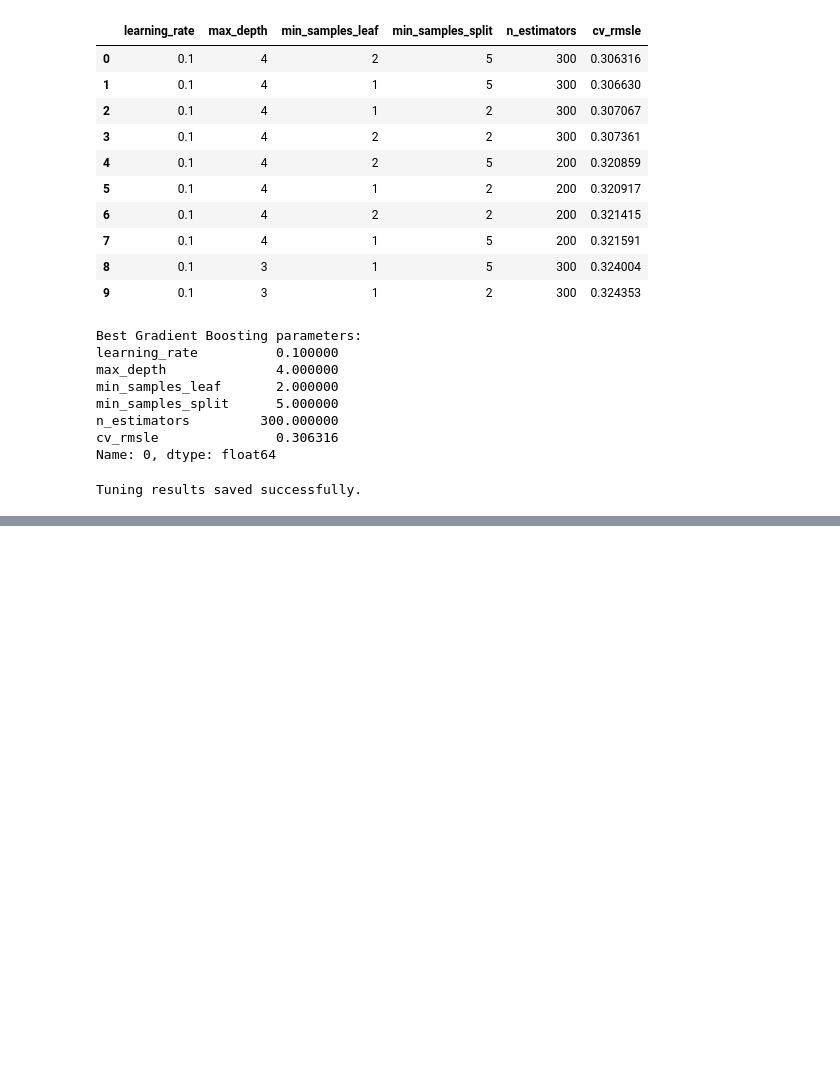
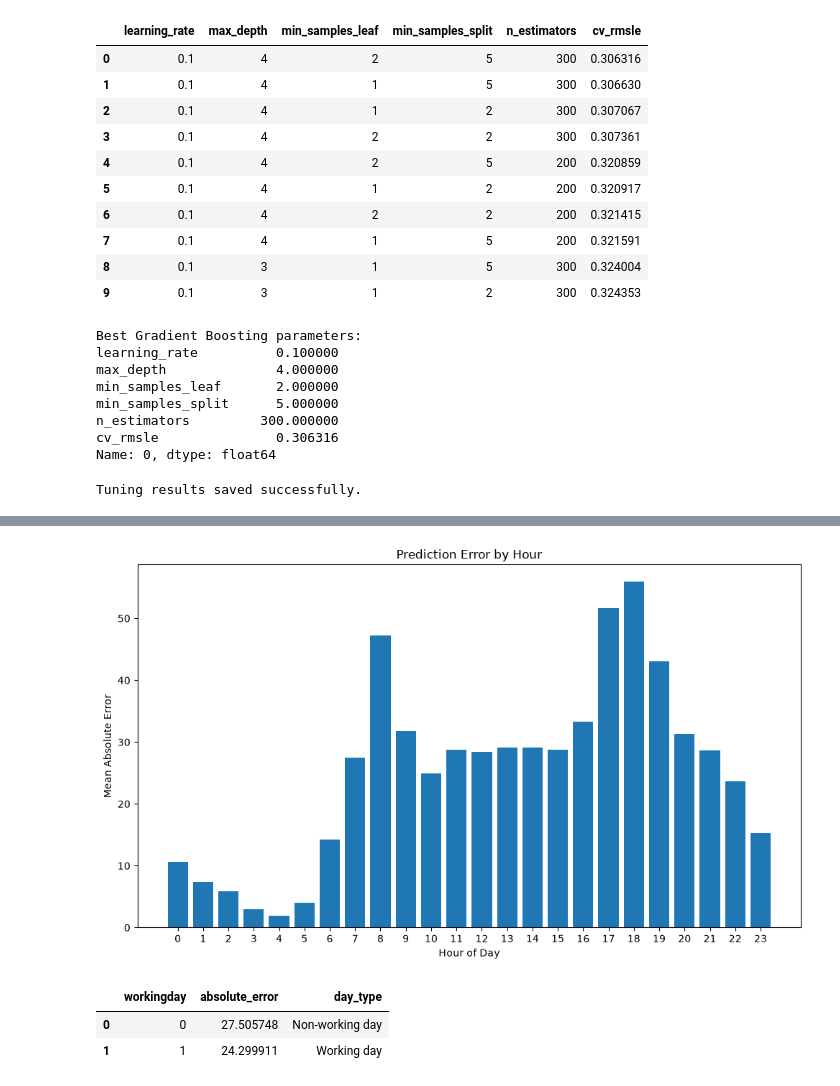
Before and after one commit to Maansi-Sathish/ML_Mini_Project_Team17, a Jupyter notebook: notebooks/tuning_B.ipynb, the cells around one changed output, grey strips where cells are left out. Cells and saved outputs as stored; diff of their text form; code cells hidden in the pictures; blank space fills up the shorter version.

```diff
--- a/notebooks/tuning_B.ipynb
+++ b/notebooks/tuning_B.ipynb
@@ -282,0 +505,10 @@ print(dt_results_df.iloc[0])
+# %%
+hour_error = (
+    error_analysis
+    .groupby("hour")["absolute_error"]
+    .mean()
+    .reset_index()
+    .sort_values("absolute_error", ascending=False)
+)
+
+hour_error
@@ -282,0 +533,37 @@ print(dt_results_df.iloc[0])
+# %%
+import matplotlib.pyplot as plt
+
+plt.figure(figsize=(10, 6))
+
+plt.bar(
+    hour_error["hour"],
+    hour_error["absolute_error"]
+)
+
+plt.xlabel("Hour of Day")
+plt.ylabel("Mean Absolute Error")
+plt.title("Prediction Error by Hour")
+
+plt.xticks(range(24))
+plt.tight_layout()
+plt.show()
+# %% [output]
+[figure, added]
+# %%
+workingday_error = (
+    error_analysis
+    .groupby("workingday")["absolute_error"]
+    .mean()
+    .reset_index()
+)
+
+workingday_error["day_type"] = workingday_error["workingday"].map({
+    0: "Non-working day",
+    1: "Working day"
+})
+
+workingday_error
+# %% [output]
+|  | workingday | absolute_error | day_type |
+| 0 | 0 | 27.505748 | Non-working day |
+| 1 | 1 | 24.299911 | Working day |
```
Also changed, not shown: parts of 16 cells of this notebook, 6 other files.
